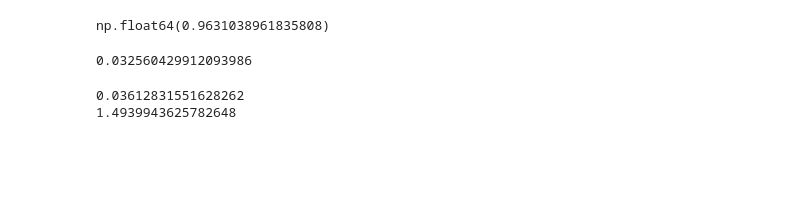
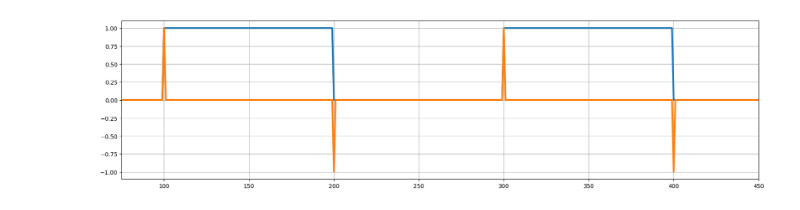
Before and after one commit to shabanovacpp/study, a Jupyter notebook: 8sem/ЦОС/dsp_dz.ipynb, the cells around one changed output. Cells and saved outputs as stored; diff of their text form; code cells hidden in the pictures; blank space fills up the shorter version.

```diff
--- a/8sem/ЦОС/dsp_dz.ipynb
+++ b/8sem/ЦОС/dsp_dz.ipynb
@@ -9,17 +4,17 @@ print(np.exp(T_dev_taud*(1-kd)))
-# %%
-np.exp(-T_dev_taud)
-# %% [output]
-np.float64(0.9631038961835808)
-# %%
-T_dev_taui = 1/1.46  #T/tau
-ki = 6
-print(np.exp(T_dev_taui*(1-ki)))
-# %% [output]
-0.032560429912093986
-# %%
-print(np.pi*115/10000)
-
-print((np.log10(2*(10**(13/20))-1))/2/np.log10(2))
-# %% [output]
-0.03612831551628262
-1.4939943625782648
+# %%
+x = np.tile(np.repeat(np.array([0,1]),100),20)
+# %%
+T_dev_taud = 1/26.6
+diff_a = np.array([1, -1])
+diff_b = np.array([0, np.exp(-T_dev_taud)])
+y_diff = np.zeros_like(x)
+for i in range(1,len(y_diff)):
+    y_diff[i] = x[i]*diff_a[0] + x[i-1]*diff_a[1] + y_diff[i-1]*diff_b[1]
+# %%
+plt.figure(figsize=(20,5))
+plt.plot(x, linewidth=3)
+plt.plot(y_diff, linewidth=3)
+plt.xlim(75,450)
+plt.grid(1)
+# %% [output]
+[figure, added]
```
Also changed, not shown: parts of 7 cells of this notebook, 2 other files.
